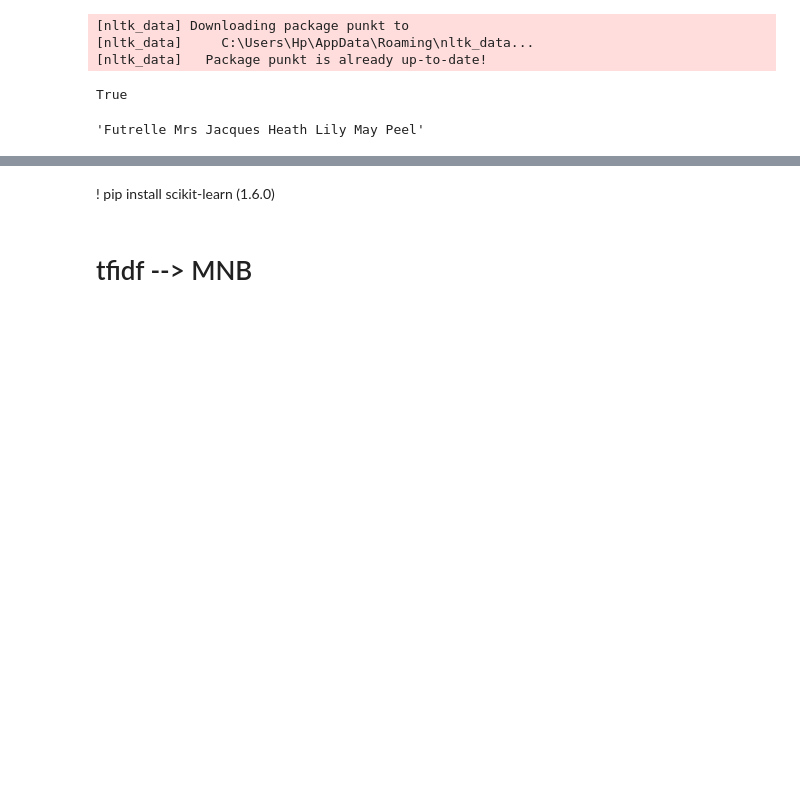
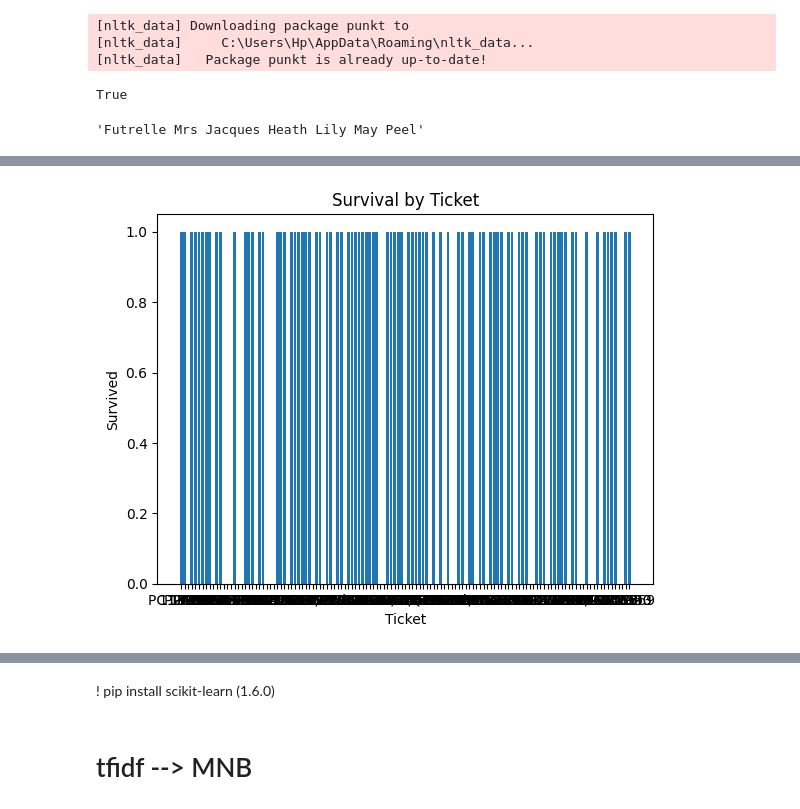
Before and after one commit to eddiebrock911/Titanic-Machine-Learning, a Jupyter notebook: tatinic.ipynb, the cells around one changed output, grey strips where cells are left out. Drawn from its saved outputs; the diff is of its cells as text; code cells hidden in the pictures; blank space fills up the shorter version.

```diff
--- a/tatinic.ipynb
+++ b/tatinic.ipynb
@@ -202,0 +218,8 @@ data["Name"][3]
+# %%
+plt.bar(data["Ticket"], data["Survived"])
+plt.xlabel("Ticket")
+plt.ylabel("Survived")
+plt.title("Survival by Ticket")
+plt.show()
+# %% [output]
+[figure, added]
```
Also changed, not shown: parts of 7 cells of this notebook.
